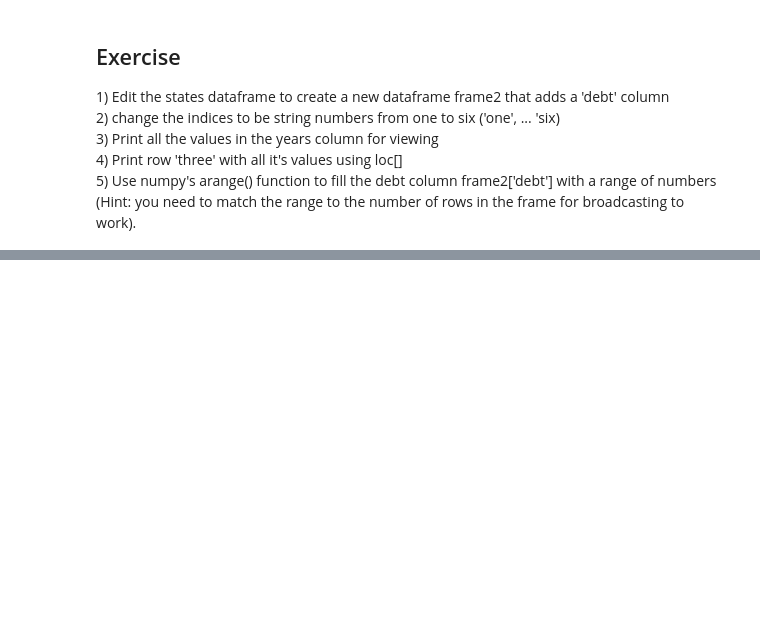
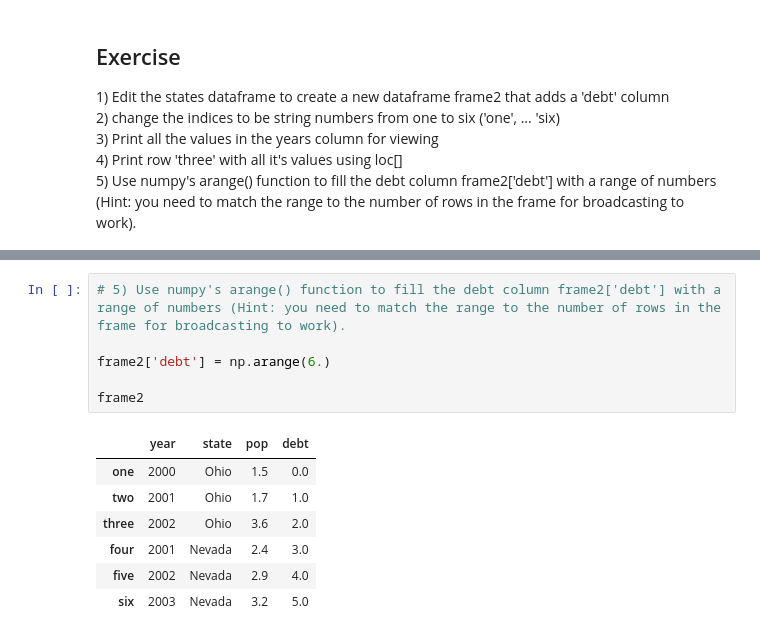
Before and after one commit to BrennanStopnik/401_work, a Jupyter notebook: 6_8.ipynb, the cells around one changed output, grey strips where cells are left out. Cells and saved outputs as stored; diff of their text form; blank space fills up the shorter version.

```diff
--- a/6_8.ipynb
+++ b/6_8.ipynb
@@ -228,0 +440,14 @@ frame
+# %%
+# 5) Use numpy's arange() function to fill the debt column frame2['debt'] with a range of numbers (Hint: you need to match the range to the number of rows in the frame for broadcasting to work).
+
+frame2['debt'] = np.arange(6.)
+
+frame2
+# %% [output]
+|  | year | state | pop | debt |
+| one | 2000 | Ohio | 1.5 | 0.0 |
+| two | 2001 | Ohio | 1.7 | 1.0 |
+| three | 2002 | Ohio | 3.6 | 2.0 |
+| four | 2001 | Nevada | 2.4 | 3.0 |
+| five | 2002 | Nevada | 2.9 | 4.0 |
+| six | 2003 | Nevada | 3.2 | 5.0 |
```
Also changed, not shown: parts of 16 cells of this notebook, 2 other files.
